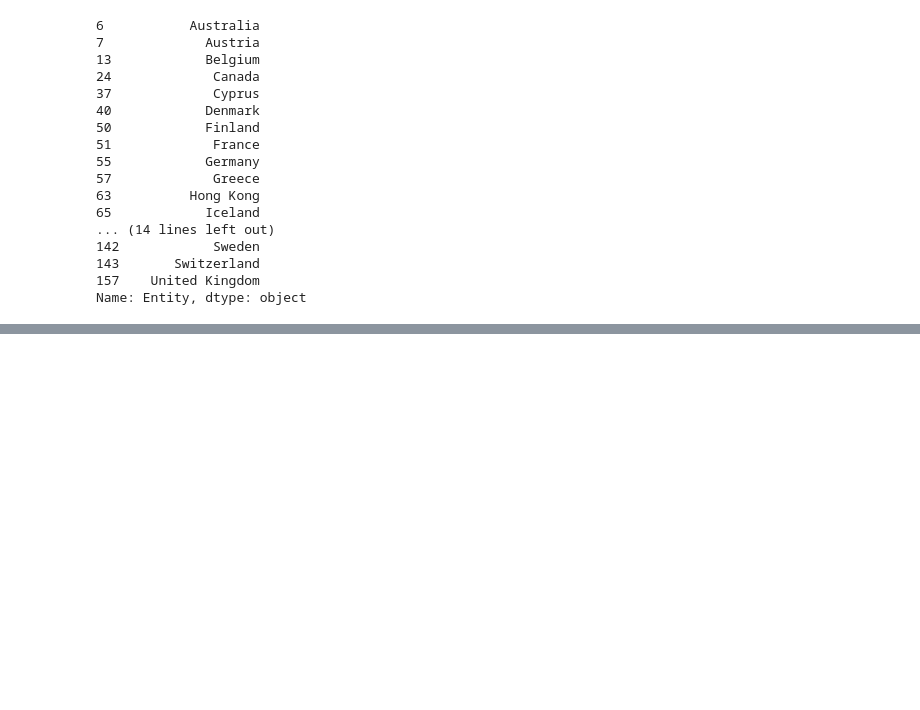
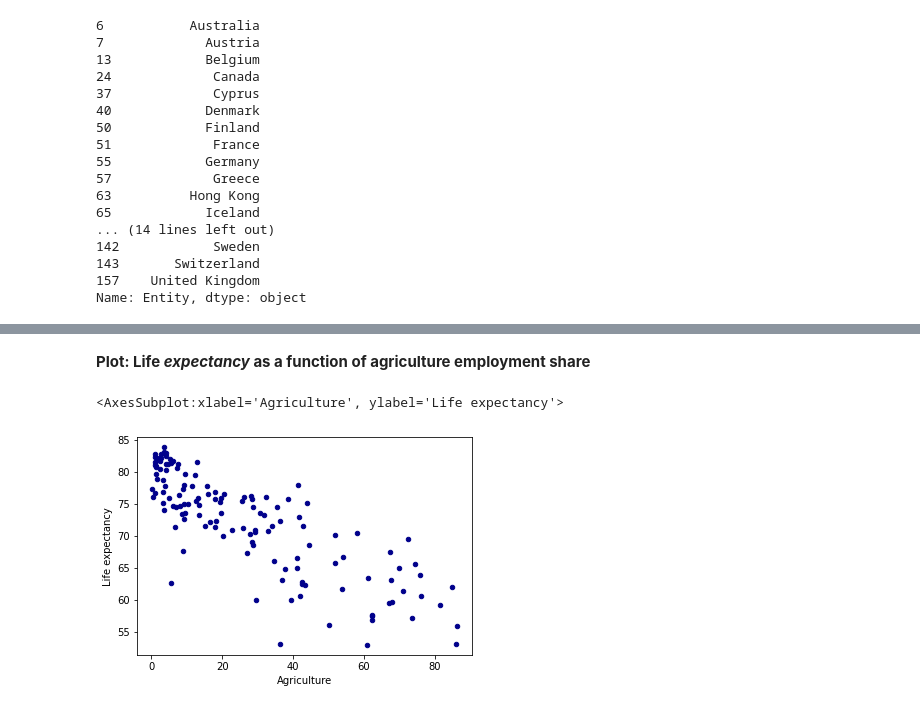
Before and after one commit to vlbin/dat405, a Jupyter notebook: Assignment1.ipynb, the cells around one changed output, grey strips where cells are left out. Saved outputs shown, nothing was run; the diff lists cells and outputs as text; code cells hidden in the pictures; blank space fills up the shorter version.

```diff
--- a/Assignment1.ipynb
+++ b/Assignment1.ipynb
@@ -89,0 +216,7 @@ print(low_le)
+# %% [markdown]
+**Plot: Life *expectancy* as a function of agriculture employment share**
+# %%
+combined.plot.scatter(x = 'Agriculture', y='Life expectancy', c='DarkBlue')
+# %% [output]
+<AxesSubplot:xlabel='Agriculture', ylabel='Life expectancy'>
+[figure, added]
```
Also changed, not shown: parts of 20 cells of this notebook, 2 other files.
